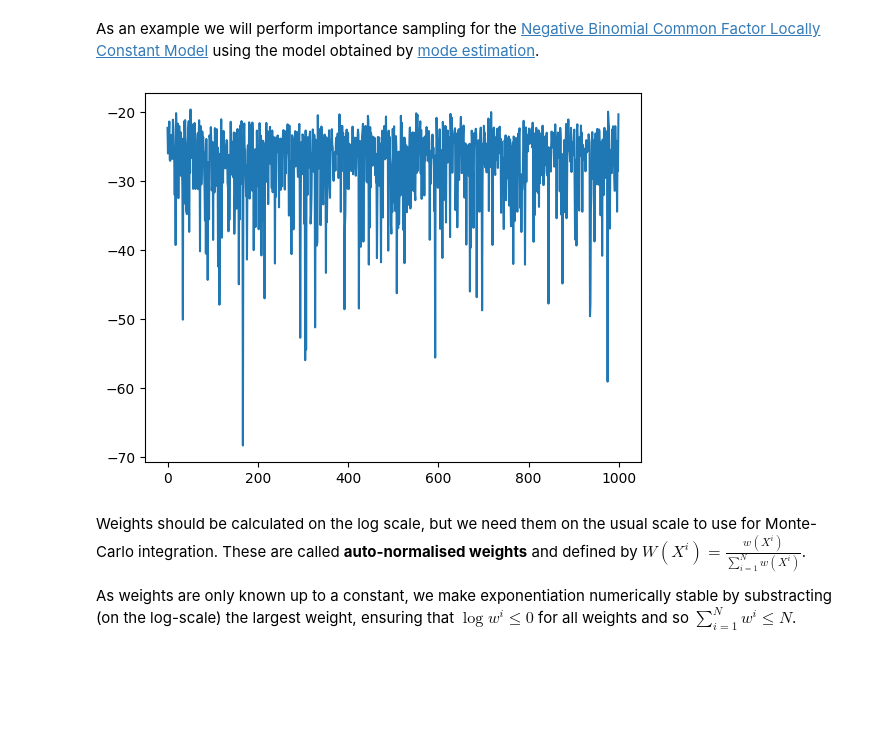
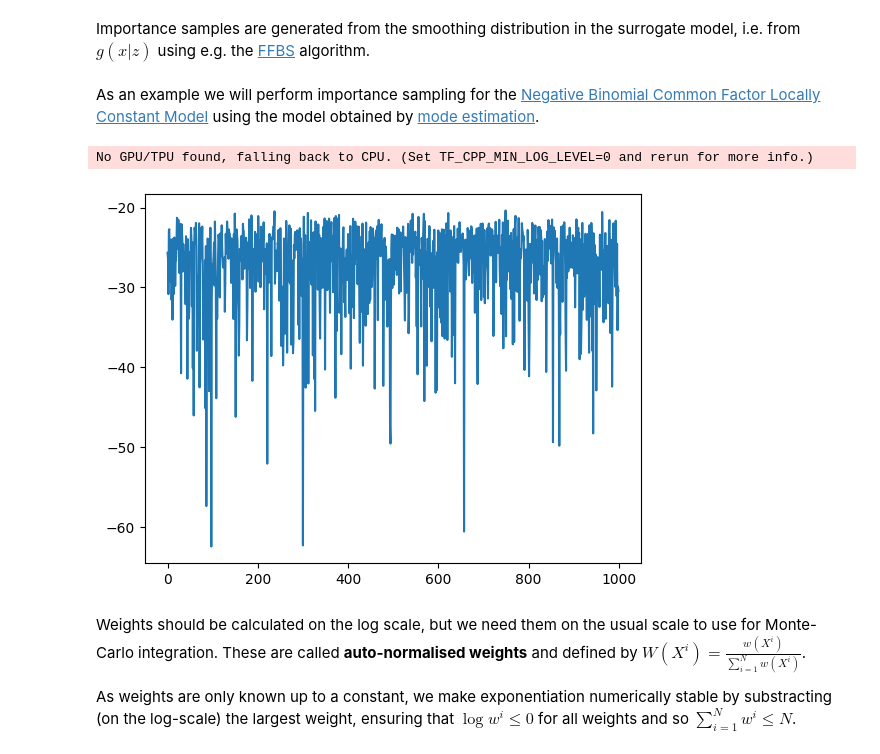
Before and after one commit to stefanheyder/isssm, a Jupyter notebook: nbs/40_importance_sampling.ipynb, the cells around one changed output. Cells and saved outputs as stored; diff of their text form; code cells hidden in the pictures; blank space fills up the shorter version.

```diff
--- a/nbs/40_importance_sampling.ipynb
+++ b/nbs/40_importance_sampling.ipynb
@@ -46,5 +87,7 @@ def log_weights(s,y, xi_fun, dist, z, Omega):
     g_zs = MVN(s, Omega).log_prob(z).sum()
 
     return p_ys - g_zs
+# %% [markdown]
+Importance samples are generated from the smoothing distribution in the surrogate model, i.e. from  $g(x|z)$ using e.g. the [FFBS](10_kalman_filter_smoother.ipynb##FFBS) algorithm.
 # %%
 from isssm.lcssm import nb_lcssm, simulate_lcssm
@@ -58,36 +95,62 @@ from functools import partial
 import matplotlib.pyplot as plt
 # %% [markdown]
 As an example we will perform importance sampling for the [Negative Binomial Common Factor Locally Constant Model](20_lcssm.ipynb) using the model obtained by [mode estimation](30_mode_estimation.ipynb).
+# %%
+#| export
+from jaxtyping import Float, Array
+from isssm.glssm import FFBS
+import jax.random as jrn
+
+
+def lcssm_importance_sampling(
+    y: Float[Array, "n+1 p"],  # observations
+    x0: Float[Array, "m"],  # initial state
+    A: Float[Array, "n m m"],  # state transition matrices
+    Sigma: Float[Array, "n+1 m m"],  # innovation covariance matrices
+    B: Float[Array, "n+1 p m"],  # observation matrices
+    xi_fun,  #
+    dist,  # distribution of observations
+    z: Float[Array, "n+1 p"],  # synthetic observations
+    Omega: Float[Array, "n+1 p p"],  # covariance of synthetic observations
+    N: int,  # number of samples
+    key: jrn.KeyArray,  # random key
+) -> (Float[Array, "N n+1 m"], Float[Array, "N"]):  # importance samples and weights
+    key, subkey = jrn.split(key)
+    samples = FFBS(z, x0, Sigma, Omega, A, B, N, subkey)
+
+    vB = partial(vmap(jnp.matmul), B)
+
+    s = vmap(vB)(samples)
+
+    vlw = vmap(log_weights, (0, None, None, None, None, None))
+    lw = vlw(s, y, xi_fun, dist, z, Omega)
+
+    return samples, lw
 # %%
 m, p, n = 3, 2, 10
 A = jnp.broadcast_to(jnp.eye(m), (n, m, m))
 B = jnp.broadcast_to(jnp.array([[1, 0, 1], [0, 1, 1]]), (n + 1, p, m))
 
 s2= 0.01
 Sigma = jnp.broadcast_to(s2 * jnp.eye(m), (n + 1, m, m))
 x0 = jnp.ones(m)
 
 key = jrn.PRNGKey(512)
 key, subkey = jrn.split(key)
 *_, xi_fun, dist = nb_lcssm(x0, A, Sigma, B, 10.)
 N = 1
 (_, ), (y,) = simulate_lcssm(x0, A, Sigma, B, xi_fun, dist, N, subkey)
 s_init = jnp.log(y + 1.)
 x_smooth, z, Omega = mode_estimation(y, x0, A, Sigma, B, xi_fun, dist, s_init, 10)
 
 N = 1000
-samples = FFBS(z, x0, Sigma, Omega, A, B, 1000, jrn.PRNGKey(423423))
-
-vB = partial(vmap(jnp.matmul), B)
-
-s = vmap(vB)(samples)
-
-vlw = vmap(log_weights, (0, None, None, None, None, None))
-lw = vlw(s, y, xi_fun, dist, z, Omega)
+key, subkey = jrn.split(key)
+samples, lw = lcssm_importance_sampling(y, x0, A, Sigma, B, xi_fun, dist, z, Omega, N, subkey)
 plt.plot(lw)
 plt.show()
 # %% [output]
+No GPU/TPU found, falling back to CPU. (Set TF_CPP_MIN_LOG_LEVEL=0 and rerun for more info.)
-[figure, old version]
+[figure, new version]
 # %% [markdown]
 Weights should be calculated on the log scale, but we need them on the usual scale to use for Monte-Carlo integration. These are called **auto-normalised weights** and defined by $W(X^i) = \frac{w(X^i)}{\sum_{i = 1}^N w(X^i)}$.
 
```
Also changed, not shown: parts of 8 cells of this notebook, 5 other files.
